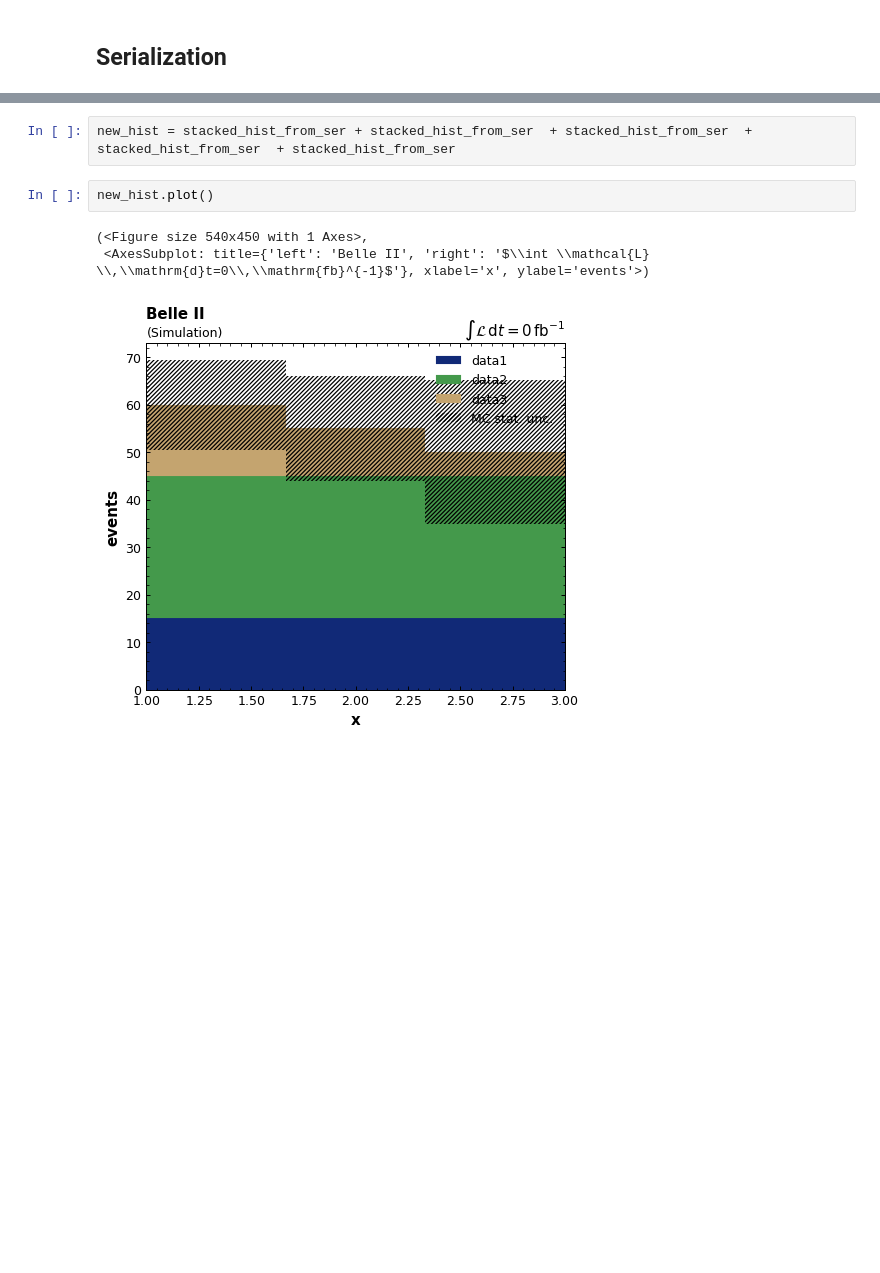
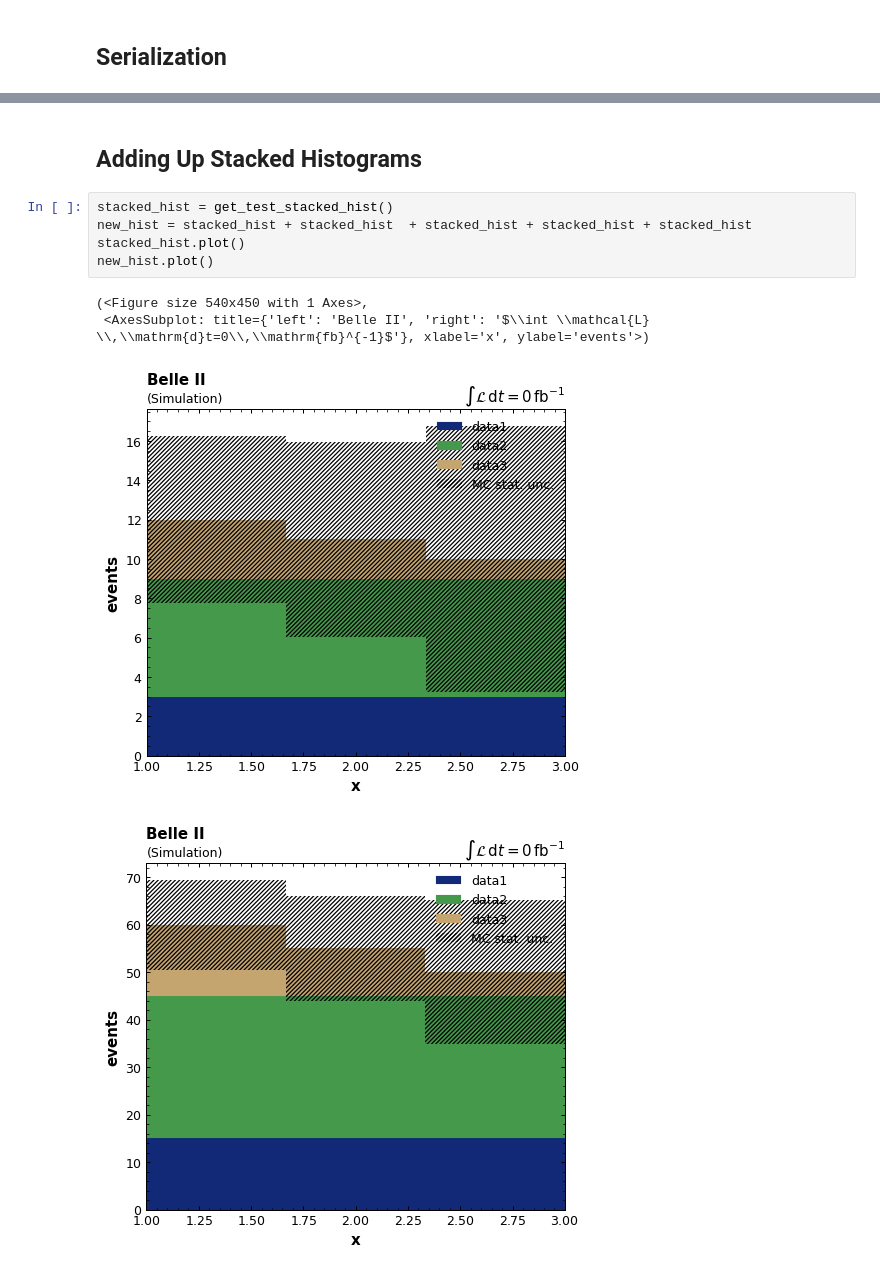
Before and after one commit to anselm-baur/b2analysis, a Jupyter notebook: examples/stacked_histogram.ipynb, the cells around one changed output, grey strips where cells are left out. Drawn from its saved outputs; the diff is of its cells as text; blank space fills up the shorter version.

```diff
--- a/examples/stacked_histogram.ipynb
+++ b/examples/stacked_histogram.ipynb
@@ -130,8 +135,12 @@ stacked_hist_from_ser.plot()
-# %%
-new_hist = stacked_hist_from_ser + stacked_hist_from_ser  + stacked_hist_from_ser  + stacked_hist_from_ser  + stacked_hist_from_ser
-# %%
-new_hist.plot()
-# %% [output]
-(<Figure size 540x450 with 1 Axes>,
- <AxesSubplot: title={'left': 'Belle II', 'right': '$\\int \\mathcal{L} \\,\\mathrm{d}t=0\\,\\mathrm{fb}^{-1}$'}, xlabel='x', ylabel='events'>)
-[figure, removed]
+# %% [markdown]
+## Adding Up Stacked Histograms
+# %%
+stacked_hist = get_test_stacked_hist()
+new_hist = stacked_hist + stacked_hist  + stacked_hist + stacked_hist + stacked_hist
+stacked_hist.plot()
+new_hist.plot()
+# %% [output]
+(<Figure size 540x450 with 1 Axes>,
+ <AxesSubplot: title={'left': 'Belle II', 'right': '$\\int \\mathcal{L} \\,\\mathrm{d}t=0\\,\\mathrm{fb}^{-1}$'}, xlabel='x', ylabel='events'>)
+[figure, added]
+[figure, added]
```
Also changed, not shown: parts of 8 cells of this notebook, 3 other files.
